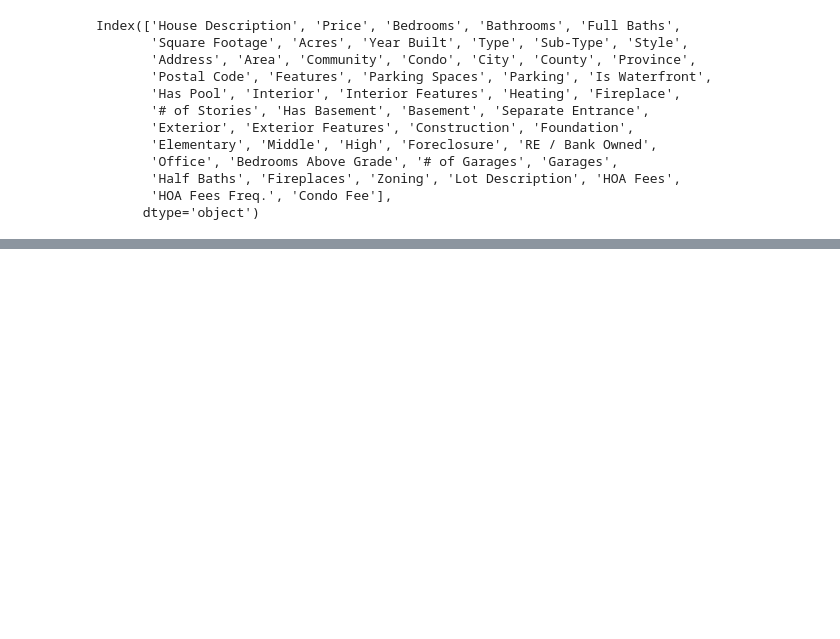
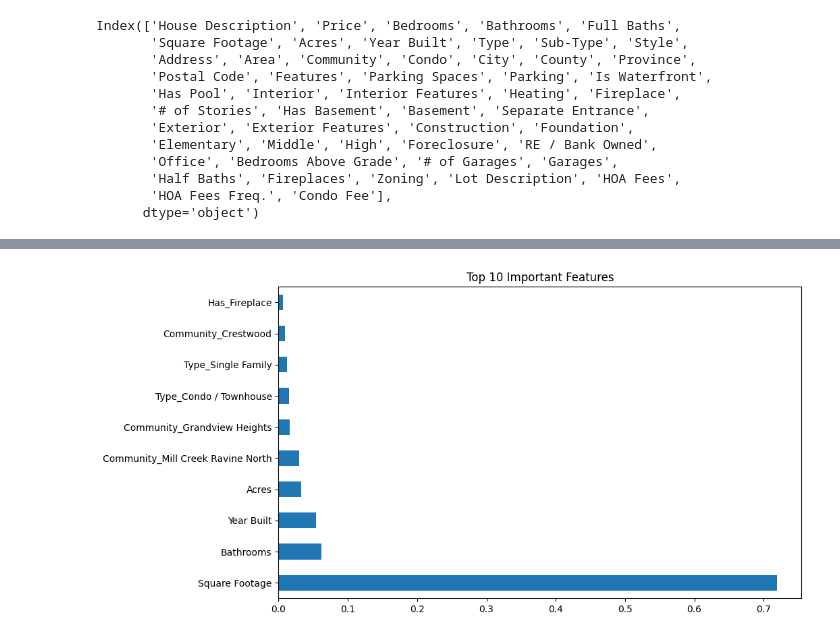
Before and after one commit to AlyElathy/machine-learning-project, a Jupyter notebook: Edmonton-housing-prices/edmonton_housing_prices_learn.ipynb, the cells around one changed output, grey strips where cells are left out. Drawn from its saved outputs; the diff is of its cells as text; code cells hidden in the pictures; blank space fills up the shorter version.

```diff
--- a/Edmonton-housing-prices/edmonton_housing_prices_learn.ipynb
+++ b/Edmonton-housing-prices/edmonton_housing_prices_learn.ipynb
@@ -77,0 +66,3 @@ plt.show() #Show
+# %%
+#Convert "bool" fireplace to int values
+edmonton_data['Has_Fireplace'] = edmonton_data['Fireplaces'].notna().astype(int)
@@ -77,0 +155,24 @@ plt.show() #Show
+# %%
+#Feature Importance for Best Model
+best_model = results_df['RMSE'].idxmin()
+if hasattr(models[best_model], 'feature_importances_'):
+    pipeline = Pipeline(steps=[
+        ('preprocessor', preprocessor),
+        ('regressor', models[best_model])
+    ])
+    pipeline.fit(X_train, y_train)
+
+    #Get Feature Names After One-Hot Encoding
+    cat_encoder = preprocessor.named_transformers_['cat']
+    cat_features = cat_encoder.get_feature_names_out(categorical_features)
+    all_features = numerical_features + list(cat_features)
+
+    #Set M
+    importances = pipeline.named_steps['regressor'].feature_importances_
+    feat_imp = pd.Series(importances, index=all_features).sort_values(ascending=False)[:10]
+
+    plt.figure(figsize=(10,6))
+    feat_imp.plot(kind='barh', title='Top 10 Important Features')
+    plt.show()
+# %% [output]
+[figure, added]
```
Also changed, not shown: parts of 17 cells of this notebook.
